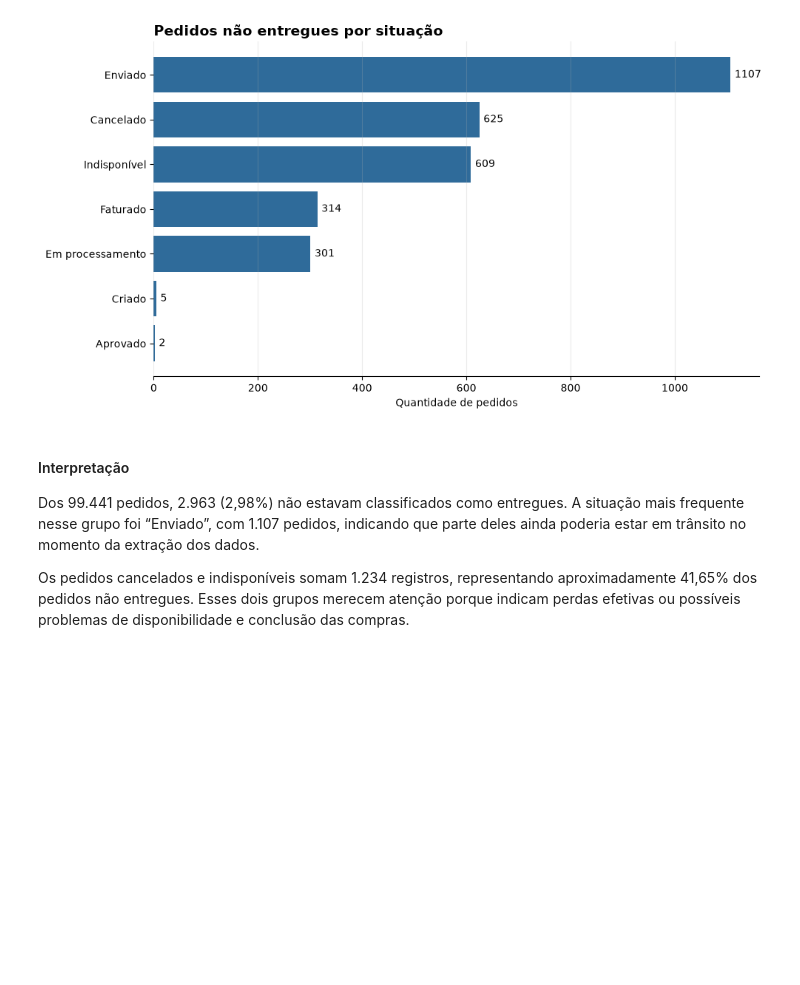
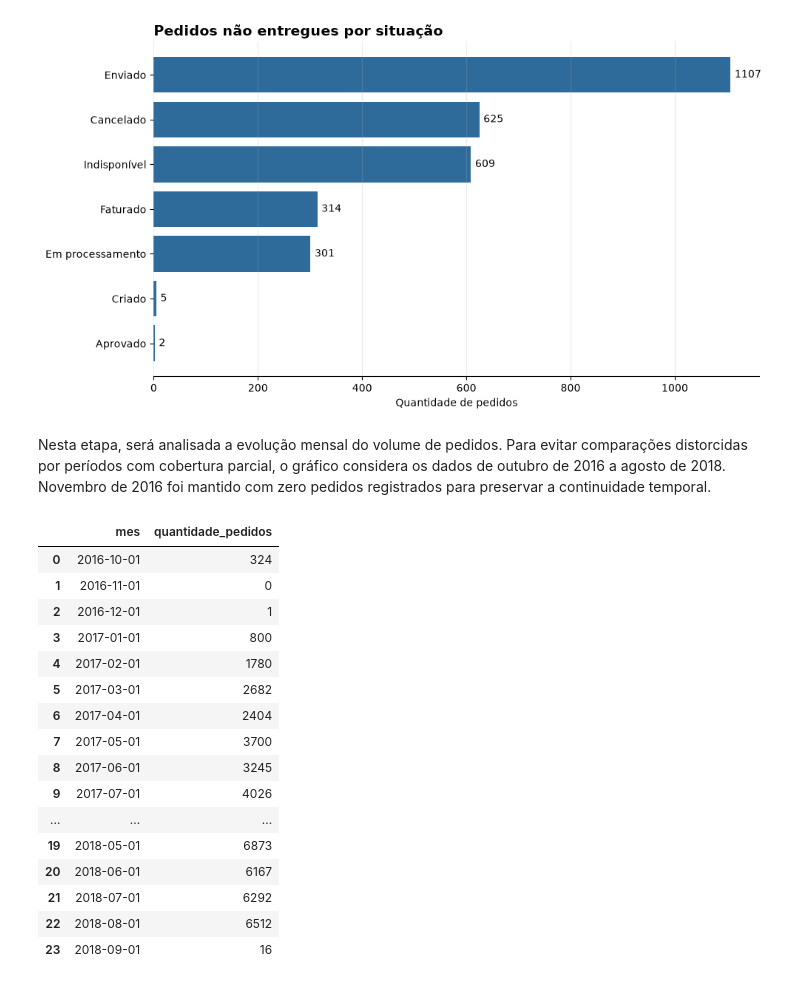
Before and after one commit to AliceGuerreiro/analise-vendas-ecommerce, a Jupyter notebook: notebooks/01_exploracao_inicial.ipynb, the cells around one changed output. Drawn from its saved outputs; the diff is of its cells as text; code cells hidden in the pictures; blank space fills up the shorter version.

```diff
--- a/notebooks/01_exploracao_inicial.ipynb
+++ b/notebooks/01_exploracao_inicial.ipynb
@@ -397,9 +397,43 @@ plt.tight_layout()
 plt.show()
 # %% [output]
 [figure]
-# %% [markdown]
-#### Interpretação
-
-Dos 99.441 pedidos, 2.963 (2,98%) não estavam classificados como entregues. A situação mais frequente nesse grupo foi “Enviado”, com 1.107 pedidos, indicando que parte deles ainda poderia estar em trânsito no momento da extração dos dados.
-
-Os pedidos cancelados e indisponíveis somam 1.234 registros, representando aproximadamente 41,65% dos pedidos não entregues. Esses dois grupos merecem atenção porque indicam perdas efetivas ou possíveis problemas de disponibilidade e conclusão das compras.
+# %% [markdown]
+Nesta etapa, será analisada a evolução mensal do volume de pedidos. Para evitar comparações distorcidas por períodos com cobertura parcial, o gráfico considera os dados de outubro de 2016 a agosto de 2018. Novembro de 2016 foi mantido com zero pedidos registrados para preservar a continuidade temporal.
+# %%
+pedidos_mensais = (
+    pedidos
+    .set_index("order_purchase_timestamp")
+    .resample("MS")
+    .size()
+    .rename("quantidade_pedidos")
+    .reset_index()
+    .rename(columns={"order_purchase_timestamp": "mes"})
+)
+
+pedidos_mensais_completos = (
+    pedidos_mensais[
+        (pedidos_mensais["mes"] > pedidos_mensais["mes"].min())
+        & (pedidos_mensais["mes"] < pedidos_mensais["mes"].max())
+    ]
+    .reset_index(drop=True)
+)
+
+pedidos_mensais_completos
+# %% [output]
+|  | mes | quantidade_pedidos |
+| 0 | 2016-10-01 | 324 |
+| 1 | 2016-11-01 | 0 |
+| 2 | 2016-12-01 | 1 |
+| 3 | 2017-01-01 | 800 |
+| 4 | 2017-02-01 | 1780 |
+| 5 | 2017-03-01 | 2682 |
+| 6 | 2017-04-01 | 2404 |
+| 7 | 2017-05-01 | 3700 |
+| 8 | 2017-06-01 | 3245 |
+| 9 | 2017-07-01 | 4026 |
+| ... | ... | ... |
+| 19 | 2018-05-01 | 6873 |
+| 20 | 2018-06-01 | 6167 |
+| 21 | 2018-07-01 | 6292 |
+| 22 | 2018-08-01 | 6512 |
+| 23 | 2018-09-01 | 16 |
```
Also changed, not shown: parts of 3 cells of this notebook.
